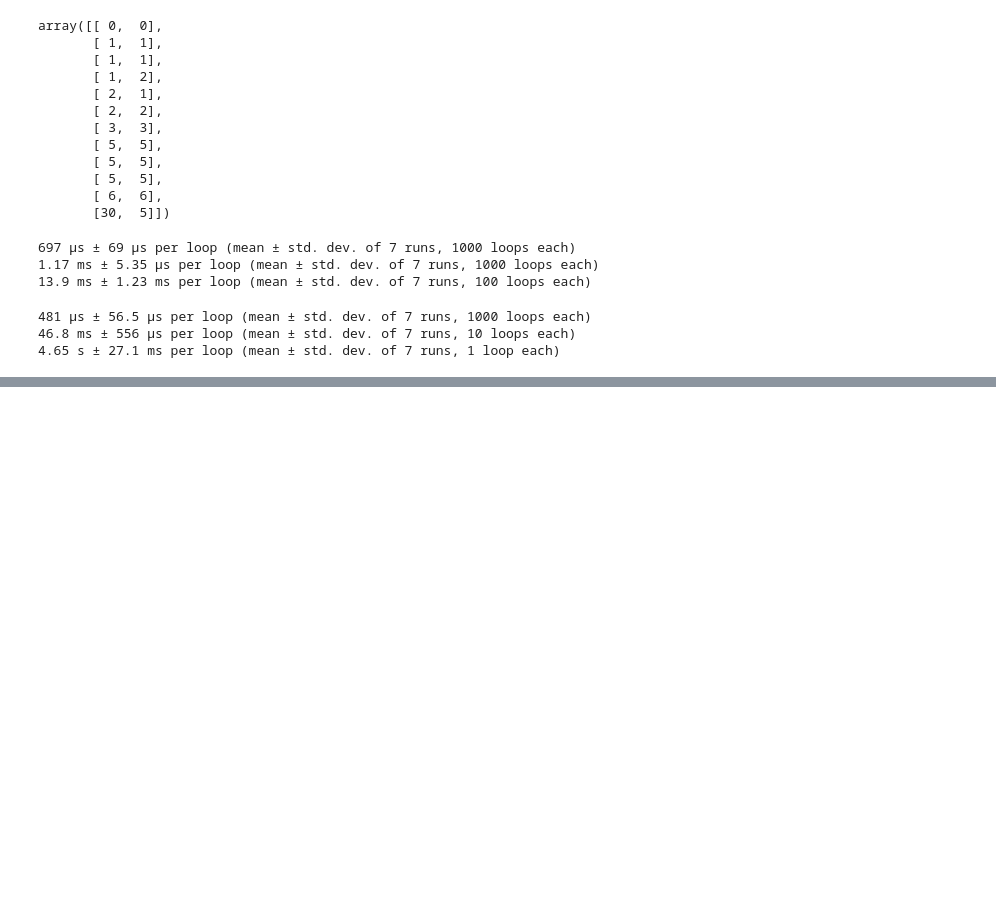
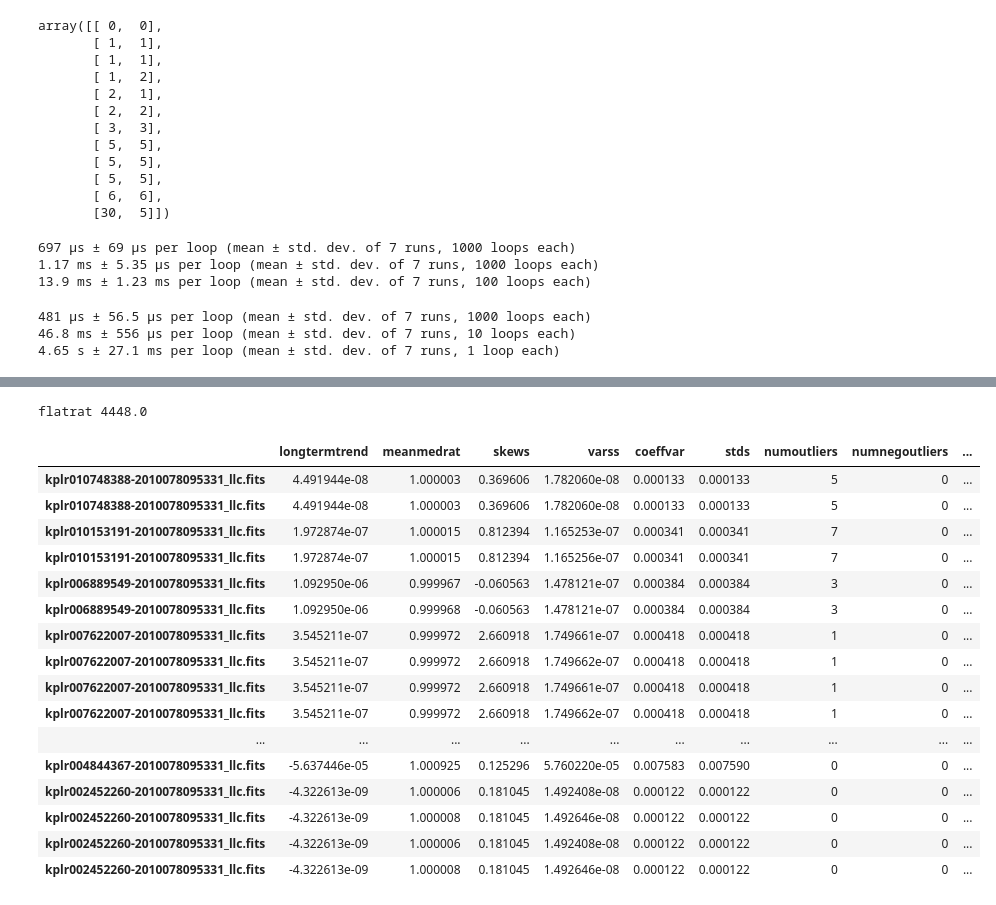
Before and after one commit to d-giles/lcfeatures, a Jupyter notebook: Work Space.ipynb, the cells around one changed output, grey strips where cells are left out. Cells and saved outputs as stored; diff of their text form; code cells hidden in the pictures; blank space fills up the shorter version.

```diff
--- a/Work Space.ipynb
+++ b/Work Space.ipynb
@@ -1150,0 +988,3 @@ save_output('Q{}_output.p'.format(i),'Q{}_tmp_data.p'.format(i))
+# %%
+pd.set_option('display.max_columns',60)
+df.append(Q1.loc[f0])
@@ -1150,0 +1329,4 @@ save_output('Q{}_output.p'.format(i),'Q{}_tmp_data.p'.format(i))
+# %%
+import pandas as pd
+pd.set_option('display.max_columns',60)
+df.append(dfc.loc[df.index[0]]).loc[df.index[0]]
@@ -1150,0 +1392,4 @@ save_output('Q{}_output.p'.format(i),'Q{}_tmp_data.p'.format(i))
+# %%
+feature = 'len_nmin'
+df_comp = Q4_v1-Q4_v2
+df_comp.sort_values(feature,ascending=False).iloc[:10,:]
@@ -1150,0 +1428,30 @@ save_output('Q{}_output.p'.format(i),'Q{}_tmp_data.p'.format(i))
+# %%
+feature=59
+decimals=4
+try:
+    df_comp = Q4_v1[np.around(Q4_v1.iloc[:,feature],decimals=decimals)!=np.around(Q4_v2.iloc[:,feature],decimals=decimals)]
+    df_comp = df_comp.append(Q4_v2[np.around(Q4_v1.iloc[:,feature],decimals=decimals)!=np.around(Q4_v2.iloc[:,feature],decimals=decimals)])
+except AttributeError:
+    df_comp = Q4_v1[Q4_v1.iloc[:,feature]!=Q4_v2.iloc[:,feature]]
+    df_comp = df_comp.append(Q4_v2[Q4_v1.iloc[:,feature]!=Q4_v2.iloc[:,feature]])
+print(df_comp.columns[feature],len(df_comp)/2)
+df_comp.loc[df_comp.sort_values('roundrat',ascending=True).index[0:10]]
+# %% [output]
+flatrat 4448.0
+|  | longtermtrend | meanmedrat | skews | varss | coeffvar | stds | numoutliers | numnegoutliers | ... |
+| kplr010748388-2010078095331_llc.fits | 4.491944e-08 | 1.000003 | 0.369606 | 1.782060e-08 | 0.000133 | 0.000133 | 5 | 0 | ... |
+| kplr010748388-2010078095331_llc.fits | 4.491944e-08 | 1.000003 | 0.369606 | 1.782060e-08 | 0.000133 | 0.000133 | 5 | 0 | ... |
+| kplr010153191-2010078095331_llc.fits | 1.972874e-07 | 1.000015 | 0.812394 | 1.165253e-07 | 0.000341 | 0.000341 | 7 | 0 | ... |
+| kplr010153191-2010078095331_llc.fits | 1.972874e-07 | 1.000015 | 0.812394 | 1.165256e-07 | 0.000341 | 0.000341 | 7 | 0 | ... |
+| kplr006889549-2010078095331_llc.fits | 1.092950e-06 | 0.999967 | -0.060563 | 1.478121e-07 | 0.000384 | 0.000384 | 3 | 0 | ... |
+| kplr006889549-2010078095331_llc.fits | 1.092950e-06 | 0.999968 | -0.060563 | 1.478121e-07 | 0.000384 | 0.000384 | 3 | 0 | ... |
+| kplr007622007-2010078095331_llc.fits | 3.545211e-07 | 0.999972 | 2.660918 | 1.749661e-07 | 0.000418 | 0.000418 | 1 | 0 | ... |
+| kplr007622007-2010078095331_llc.fits | 3.545211e-07 | 0.999972 | 2.660918 | 1.749662e-07 | 0.000418 | 0.000418 | 1 | 0 | ... |
+| kplr007622007-2010078095331_llc.fits | 3.545211e-07 | 0.999972 | 2.660918 | 1.749661e-07 | 0.000418 | 0.000418 | 1 | 0 | ... |
+| kplr007622007-2010078095331_llc.fits | 3.545211e-07 | 0.999972 | 2.660918 | 1.749662e-07 | 0.000418 | 0.000418 | 1 | 0 | ... |
+| ... | ... | ... | ... | ... | ... | ... | ... | ... | ... |
+| kplr004844367-2010078095331_llc.fits | -5.637446e-05 | 1.000925 | 0.125296 | 5.760220e-05 | 0.007583 | 0.007590 | 0 | 0 | ... |
+| kplr002452260-2010078095331_llc.fits | -4.322613e-09 | 1.000006 | 0.181045 | 1.492408e-08 | 0.000122 | 0.000122 | 0 | 0 | ... |
+| kplr002452260-2010078095331_llc.fits | -4.322613e-09 | 1.000008 | 0.181045 | 1.492646e-08 | 0.000122 | 0.000122 | 0 | 0 | ... |
+| kplr002452260-2010078095331_llc.fits | -4.322613e-09 | 1.000006 | 0.181045 | 1.492408e-08 | 0.000122 | 0.000122 | 0 | 0 | ... |
+| kplr002452260-2010078095331_llc.fits | -4.322613e-09 | 1.000008 | 0.181045 | 1.492646e-08 | 0.000122 | 0.000122 | 0 | 0 | ... |
```
Also changed, not shown: parts of 71 cells of this notebook, 5 other files.
